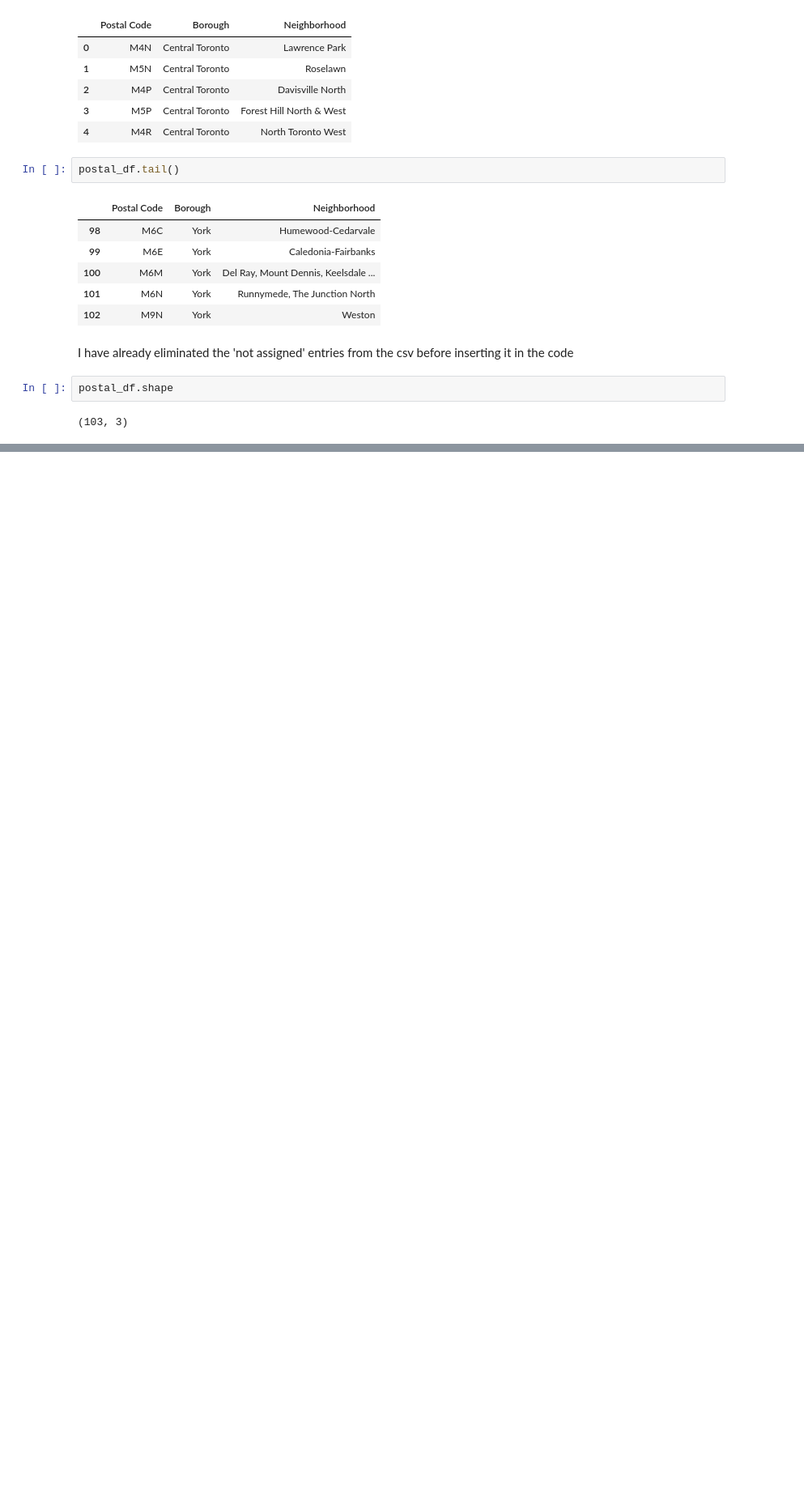
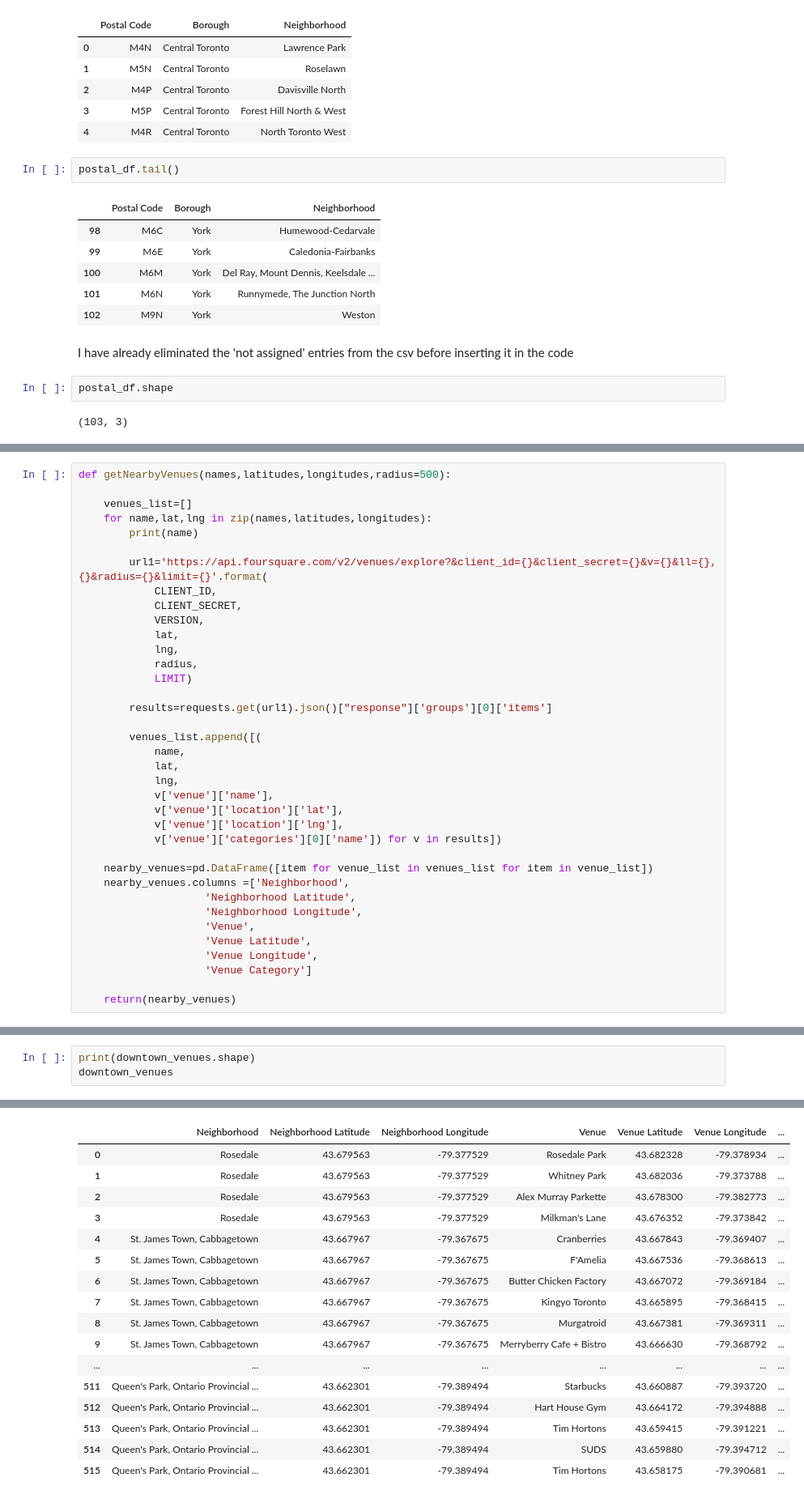
Before and after one commit to margaretsmayer/Data-Science-Mastery-Capstone-Project-Repository, a Jupyter notebook: Toronto Neighborhoods.ipynb, the cells around one changed output, grey strips where cells are left out. Shown at 81% size. Saved outputs shown, nothing was run; the diff lists cells and outputs as text; blank space fills up the shorter version.

```diff
--- a/Toronto Neighborhoods.ipynb
+++ b/Toronto Neighborhoods.ipynb
@@ -42,0 +288,37 @@ postal_df.shape
+# %%
+def getNearbyVenues(names,latitudes,longitudes,radius=500):
+
+    venues_list=[]
+    for name,lat,lng in zip(names,latitudes,longitudes):
+        print(name)
+
+        url1='https://api.foursquare.com/v2/venues/explore?&client_id={}&client_secret={}&v={}&ll={},{}&radius={}&limit={}'.format(
+            CLIENT_ID,
+            CLIENT_SECRET,
+            VERSION,
+            lat,
+            lng,
+            radius,
+            LIMIT)
+
+        results=requests.get(url1).json()["response"]['groups'][0]['items']
+
+        venues_list.append([(
+            name,
+            lat,
+            lng,
+            v['venue']['name'],
+            v['venue']['location']['lat'],
+            v['venue']['location']['lng'],
+            v['venue']['categories'][0]['name']) for v in results])
+
+    nearby_venues=pd.DataFrame([item for venue_list in venues_list for item in venue_list])
+    nearby_venues.columns =['Neighborhood',
+                    'Neighborhood Latitude',
+                    'Neighborhood Longitude',
+                    'Venue',
+                    'Venue Latitude',
+                    'Venue Longitude',
+                    'Venue Category']
+
+    return(nearby_venues)
@@ -42,0 +350,4 @@ postal_df.shape
+# %%
+print(downtown_venues.shape)
+downtown_venues
+# %% [output]
@@ -42,0 +355,17 @@ postal_df.shape
+|  | Neighborhood | Neighborhood Latitude | Neighborhood Longitude | Venue | Venue Latitude | Venue Longitude | ... |
+| 0 | Rosedale | 43.679563 | -79.377529 | Rosedale Park | 43.682328 | -79.378934 | ... |
+| 1 | Rosedale | 43.679563 | -79.377529 | Whitney Park | 43.682036 | -79.373788 | ... |
+| 2 | Rosedale | 43.679563 | -79.377529 | Alex Murray Parkette | 43.678300 | -79.382773 | ... |
+| 3 | Rosedale | 43.679563 | -79.377529 | Milkman's Lane | 43.676352 | -79.373842 | ... |
+| 4 | St. James Town, Cabbagetown | 43.667967 | -79.367675 | Cranberries | 43.667843 | -79.369407 | ... |
+| 5 | St. James Town, Cabbagetown | 43.667967 | -79.367675 | F'Amelia | 43.667536 | -79.368613 | ... |
+| 6 | St. James Town, Cabbagetown | 43.667967 | -79.367675 | Butter Chicken Factory | 43.667072 | -79.369184 | ... |
+| 7 | St. James Town, Cabbagetown | 43.667967 | -79.367675 | Kingyo Toronto | 43.665895 | -79.368415 | ... |
+| 8 | St. James Town, Cabbagetown | 43.667967 | -79.367675 | Murgatroid | 43.667381 | -79.369311 | ... |
+| 9 | St. James Town, Cabbagetown | 43.667967 | -79.367675 | Merryberry Cafe + Bistro | 43.666630 | -79.368792 | ... |
+| ... | ... | ... | ... | ... | ... | ... | ... |
+| 511 | Queen's Park, Ontario Provincial ... | 43.662301 | -79.389494 | Starbucks | 43.660887 | -79.393720 | ... |
+| 512 | Queen's Park, Ontario Provincial ... | 43.662301 | -79.389494 | Hart House Gym | 43.664172 | -79.394888 | ... |
+| 513 | Queen's Park, Ontario Provincial ... | 43.662301 | -79.389494 | Tim Hortons | 43.659415 | -79.391221 | ... |
+| 514 | Queen's Park, Ontario Provincial ... | 43.662301 | -79.389494 | SUDS | 43.659880 | -79.394712 | ... |
+| 515 | Queen's Park, Ontario Provincial ... | 43.662301 | -79.389494 | Tim Hortons | 43.658175 | -79.390681 | ... |
```
Also changed, not shown: parts of 46 cells of this notebook.
